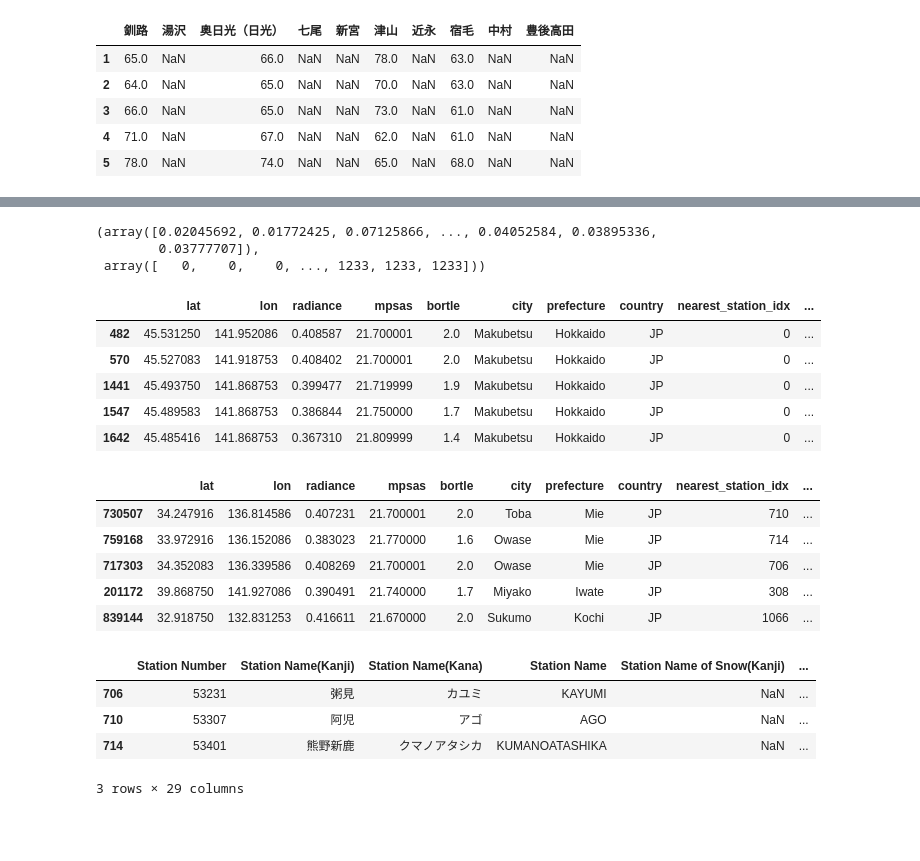
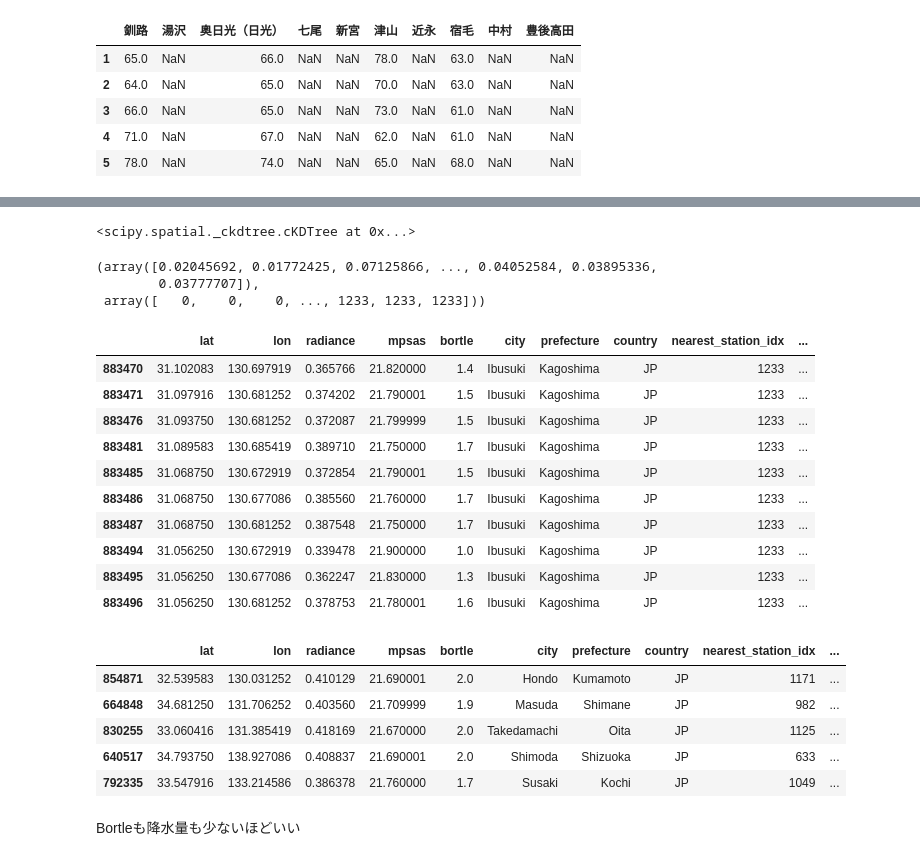
Before and after one commit to kanonyonezu/Mapping-Unseen, a Jupyter notebook: explore.ipynb, the cells around one changed output, grey strips where cells are left out. Cells and saved outputs as stored; diff of their text form; code cells hidden in the pictures; blank space fills up the shorter version.

```diff
--- a/explore.ipynb
+++ b/explore.ipynb
@@ -654,6 +678,10 @@ spot_coords = dark_jp[['lat', 'lon']].values
 distances, indices = tree.query(spot_coords)
 # distances = 各スポットの最寄り観測所までの距離
 # indices = 各スポットの最寄り観測所が「何番目か」
+# %%
+tree
+# %% [output]
+<scipy.spatial._ckdtree.cKDTree at 0x...>
 # %%
 distances, indices
 # %% [output]
@@ -661,24 +689,36 @@ distances, indices
         0.03777707]),
  array([   0,    0,    0, ..., 1233, 1233, 1233]))
 # %%
+
+#近い観測地点のインデックスをつける
 dark_jp['nearest_station_idx'] = indices
+dark_jp['nearest_station_number'] = active_station_df.iloc[dark_jp['nearest_station_idx']]['Station Number'].values
 dark_jp['distance_deg'] = distances
 dark_jp['distance_km'] = distances * 111   # 度→kmの概算
+# 各スポットの最寄り観測所の「位置idx」から、「Station Number」を引いてくる
 
-dark_jp.head()
+
+dark_jp.tail(10)
 # %% [output]
 |  | lat | lon | radiance | mpsas | bortle | city | prefecture | country | nearest_station_idx | ... |
-| 482 | 45.531250 | 141.952086 | 0.408587 | 21.700001 | 2.0 | Makubetsu | Hokkaido | JP | 0 | ... |
-| 570 | 45.527083 | 141.918753 | 0.408402 | 21.700001 | 2.0 | Makubetsu | Hokkaido | JP | 0 | ... |
-| 1441 | 45.493750 | 141.868753 | 0.399477 | 21.719999 | 1.9 | Makubetsu | Hokkaido | JP | 0 | ... |
-| 1547 | 45.489583 | 141.868753 | 0.386844 | 21.750000 | 1.7 | Makubetsu | Hokkaido | JP | 0 | ... |
-| 1642 | 45.485416 | 141.868753 | 0.367310 | 21.809999 | 1.4 | Makubetsu | Hokkaido | JP | 0 | ... |
+| 883470 | 31.102083 | 130.697919 | 0.365766 | 21.820000 | 1.4 | Ibusuki | Kagoshima | JP | 1233 | ... |
+| 883471 | 31.097916 | 130.681252 | 0.374202 | 21.790001 | 1.5 | Ibusuki | Kagoshima | JP | 1233 | ... |
+| 883476 | 31.093750 | 130.681252 | 0.372087 | 21.799999 | 1.5 | Ibusuki | Kagoshima | JP | 1233 | ... |
+| 883481 | 31.089583 | 130.685419 | 0.389710 | 21.750000 | 1.7 | Ibusuki | Kagoshima | JP | 1233 | ... |
+| 883485 | 31.068750 | 130.672919 | 0.372854 | 21.790001 | 1.5 | Ibusuki | Kagoshima | JP | 1233 | ... |
+| 883486 | 31.068750 | 130.677086 | 0.385560 | 21.760000 | 1.7 | Ibusuki | Kagoshima | JP | 1233 | ... |
+| 883487 | 31.068750 | 130.681252 | 0.387548 | 21.750000 | 1.7 | Ibusuki | Kagoshima | JP | 1233 | ... |
+| 883494 | 31.056250 | 130.672919 | 0.339478 | 21.900000 | 1.0 | Ibusuki | Kagoshima | JP | 1233 | ... |
+| 883495 | 31.056250 | 130.677086 | 0.362247 | 21.830000 | 1.3 | Ibusuki | Kagoshima | JP | 1233 | ... |
+| 883496 | 31.056250 | 130.681252 | 0.378753 | 21.780001 | 1.6 | Ibusuki | Kagoshima | JP | 1233 | ... |
 # %%
 dark_jp.sample(5)
 # %% [output]
 |  | lat | lon | radiance | mpsas | bortle | city | prefecture | country | nearest_station_idx | ... |
-| 730507 | 34.247916 | 136.814586 | 0.407231 | 21.700001 | 2.0 | Toba | Mie | JP | 710 | ... |
-| 759168 | 33.972916 | 136.152086 | 0.383023 | 21.770000 | 1.6 | Owase | Mie | JP | 714 | ... |
-| 717303 | 34.352083 | 136.339586 | 0.408269 | 21.700001 | 2.0 | Owase | Mie | JP | 706 | ... |
-| 201172 | 39.868750 | 141.927086 | 0.390491 | 21.740000 | 1.7 | Miyako | Iwate | JP | 308 | ... |
-| 839144 | 32.918750 | 132.831253 | 0.416611 | 21.670000 | 2.0 | Sukumo | Kochi | JP | 1066 | ... |
+| 854871 | 32.539583 | 130.031252 | 0.410129 | 21.690001 | 2.0 | Hondo | Kumamoto | JP | 1171 | ... |
+| 664848 | 34.681250 | 131.706252 | 0.403560 | 21.709999 | 1.9 | Masuda | Shimane | JP | 982 | ... |
+| 830255 | 33.060416 | 131.385419 | 0.418169 | 21.670000 | 2.0 | Takedamachi | Oita | JP | 1125 | ... |
+| 640517 | 34.793750 | 138.927086 | 0.408837 | 21.690001 | 2.0 | Shimoda | Shizuoka | JP | 633 | ... |
+| 792335 | 33.547916 | 133.214586 | 0.386378 | 21.760000 | 1.7 | Susaki | Kochi | JP | 1049 | ... |
+# %% [markdown]
+Bortleも降水量も少ないほどいい
@@ -685,8 +727,2 @@ dark_jp.sample(5)
 # %%
-active_station_df.iloc[[706,710,714]]
+station_used = active_station_df.iloc[station_idx]
-# %% [output]
-|  | Station Number | Station Name(Kanji) | Station Name(Kana) | Station Name | Station Name of Snow(Kanji) | ... |
-| 706 | 53231 | 粥見 | カユミ | KAYUMI | NaN | ... |
-| 710 | 53307 | 阿児 | アゴ | AGO | NaN | ... |
-| 714 | 53401 | 熊野新鹿 | クマノアタシカ | KUMANOATASHIKA | NaN | ... |
-3 rows × 29 columns
```
Also changed, not shown: parts of 22 cells of this notebook, 4 other files.
